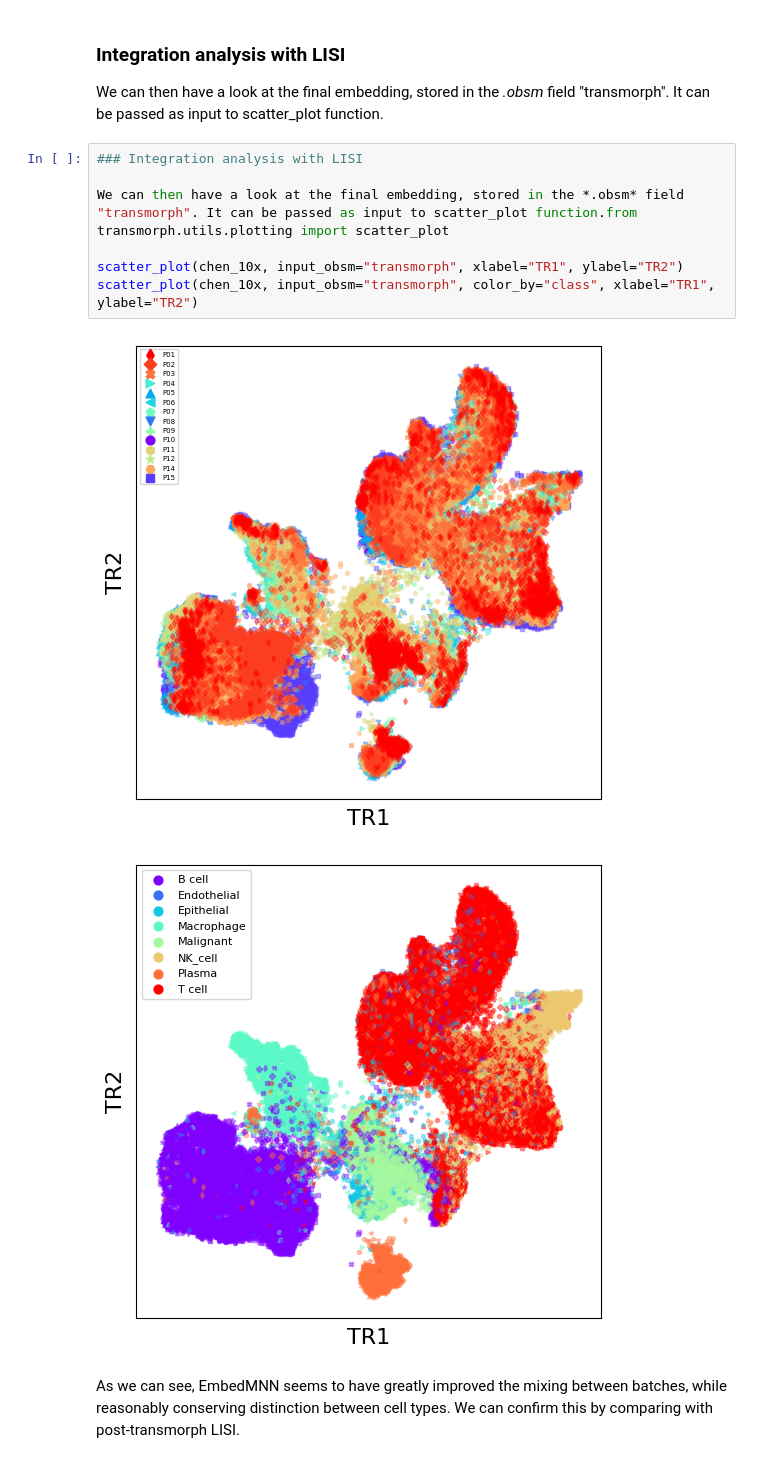
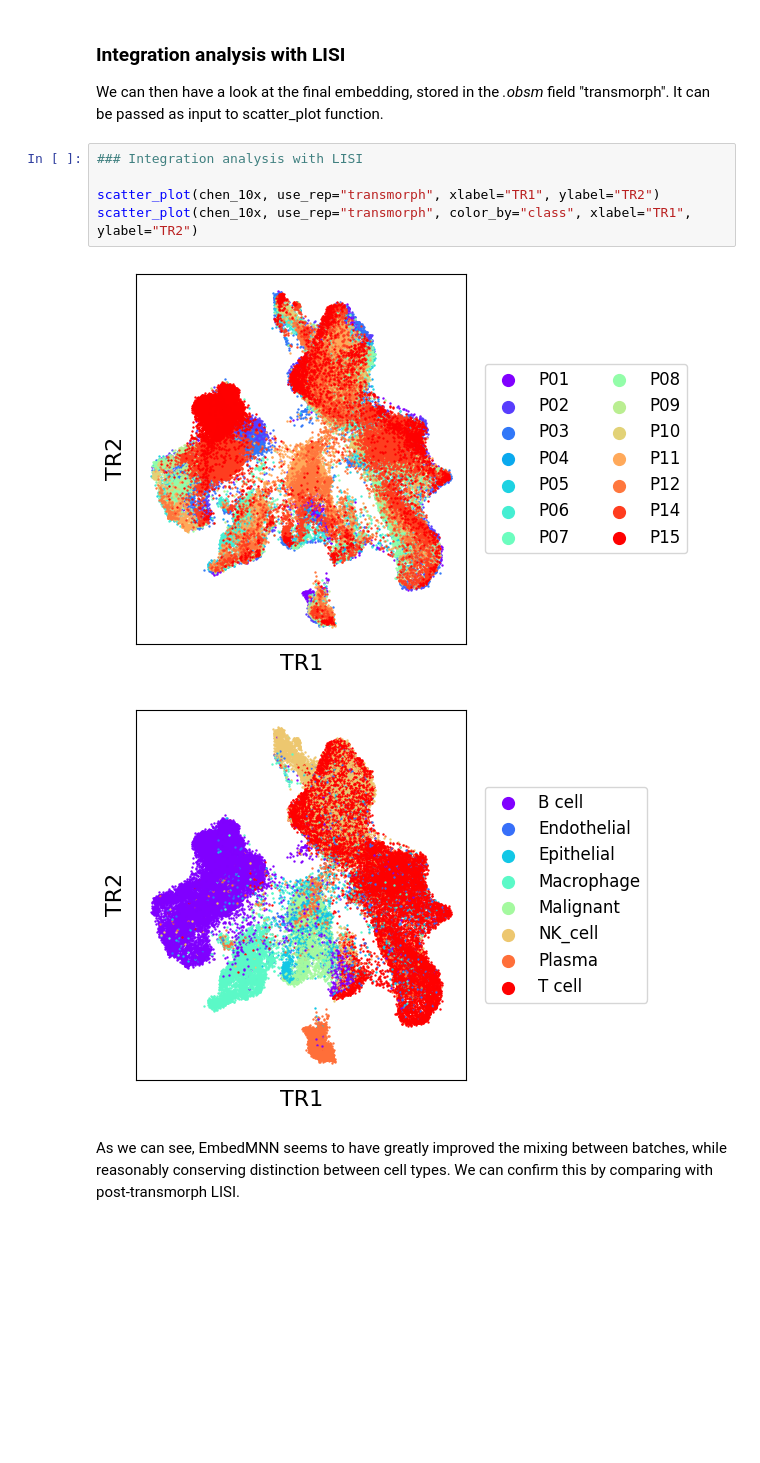
Before and after one commit to sysbio-curie/transmorph, a Jupyter notebook: docs/sections/notebooks/em_chen_integration.ipynb, the cells around one changed output. Cells and saved outputs as stored; diff of their text form; blank space fills up the shorter version.

```diff
--- a/docs/sections/notebooks/em_chen_integration.ipynb
+++ b/docs/sections/notebooks/em_chen_integration.ipynb
@@ -116,13 +109,11 @@ We can then have a look at the final embedding, stored in the *.obsm* field "tra
 # %%
 ### Integration analysis with LISI
 
-We can then have a look at the final embedding, stored in the *.obsm* field "transmorph". It can be passed as input to scatter_plot function.from transmorph.utils.plotting import scatter_plot
-
-scatter_plot(chen_10x, input_obsm="transmorph", xlabel="TR1", ylabel="TR2")
-scatter_plot(chen_10x, input_obsm="transmorph", color_by="class", xlabel="TR1", ylabel="TR2")
+scatter_plot(chen_10x, use_rep="transmorph", xlabel="TR1", ylabel="TR2")
+scatter_plot(chen_10x, use_rep="transmorph", color_by="class", xlabel="TR1", ylabel="TR2")
 # %% [output]
-[figure, old version]
+[figure, new version]
-[figure, old version]
+[figure, new version]
 # %% [markdown]
 As we can see, EmbedMNN seems to have greatly improved the mixing between batches, while reasonably conserving distinction between cell types. We can confirm this by comparing with post-transmorph LISI.
 # %%
```
Also changed, not shown: parts of 8 cells of this notebook, 3 other files.
